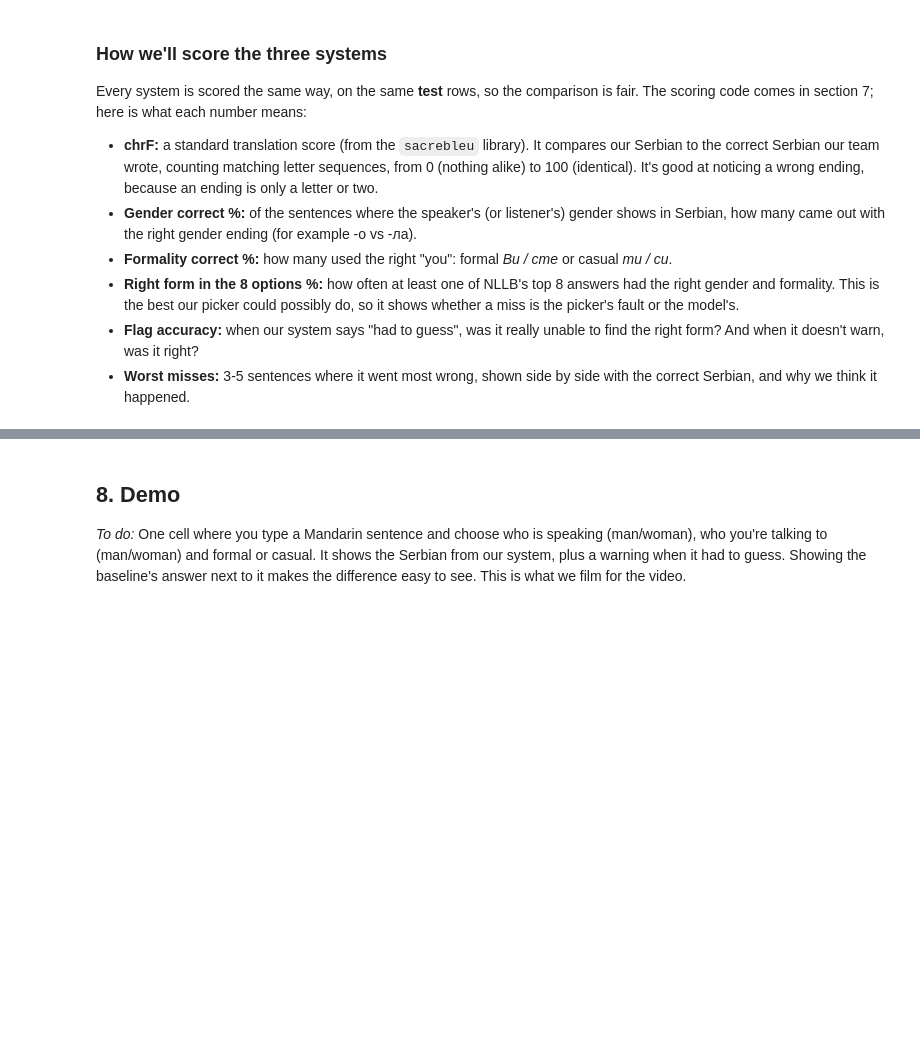
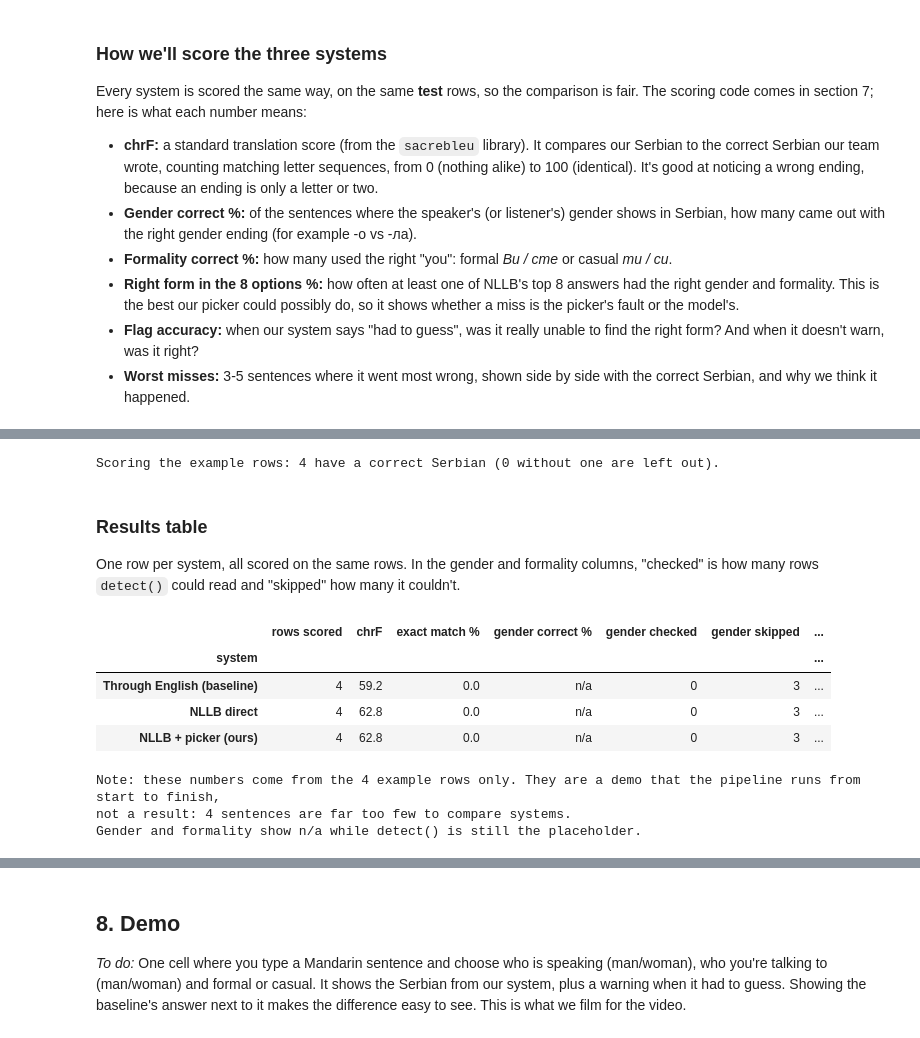
Before and after one commit to proelium27/veritas-ai-hackathon, a Jupyter notebook: notebook/model.ipynb, the cells around one changed output, grey strips where cells are left out. Drawn from its saved outputs; the diff is of its cells as text; code cells hidden in the pictures; blank space fills up the shorter version.

```diff
--- a/notebook/model.ipynb
+++ b/notebook/model.ipynb
@@ -88,0 +412,6 @@ Show a few rows and explain each column: the Mandarin sentence, its English mean
+# %%
+# src_lang tells the tokenizer the input is Mandarin in simplified characters.
+nllb_tok, nllb = load("facebook/nllb-200-distilled-600M", src_lang="zho_Hans")
+
+# NLLB must be told the output language: we force the first word to be the "Serbian, Cyrillic" tag.
+SERBIAN = nllb_tok.convert_tokens_to_ids("srp_Cyrl")
@@ -92,0 +572,68 @@ Show a few rows and explain each column: the Mandarin sentence, its English mean
+# %%
+SHOW_TEST_RESULTS = False   # leave False until the picker's rules are final
+
+if USE_EXAMPLES:
+    score_split = "example"
+elif SHOW_TEST_RESULTS:
+    score_split = "test"
+else:
+    score_split = "practice"
+
+in_split = work[work.split == score_split]
+scored = in_split[in_split["correct_serbian"] != ""].copy()
+print(f"Scoring the {score_split} rows: {len(scored)} have a correct Serbian "
+      f"({len(in_split) - len(scored)} without one are left out).")
+# %% [output]
+Scoring the example rows: 4 have a correct Serbian (0 without one are left out).
+# %% [markdown]
+### Results table
+
+One row per system, all scored on the same rows. In the gender and formality columns, "checked" is how many rows `detect()` could read and "skipped" how many it couldn't.
+# %%
+SYSTEMS = {
+    "Through English (baseline)": "baseline",
+    "NLLB direct": "direct",
+    "NLLB + picker (ours)": "picked",
+}
+GENDER = ["speaker_gender", "listener_gender"]
+FORMALITY = ["formality"]
+
+if len(scored) == 0:
+    print("No rows to score yet: the correct Serbian hasn't been filled in for these rows.")
+else:
+    refs = scored["correct_serbian"].tolist()
+    table_rows = []
+    for name, column in SYSTEMS.items():
+        hyps = scored[column].tolist()
+        corpus_chrf, per_sentence = chrf(hyps, refs)
+        scored[f"chrF {column}"] = per_sentence          # keep per-sentence scores for the worst misses
+        gender_pct, gender_checked, gender_skipped = property_correct(hyps, scored, GENDER)
+        formal_pct, formal_checked, formal_skipped = property_correct(hyps, scored, FORMALITY)
+        table_rows.append({
+            "system": name,
+            "rows scored": len(scored),
+            "chrF": corpus_chrf,
+            "exact match %": exact_match(hyps, refs),
+            "gender correct %": gender_pct,
+            "gender checked": gender_checked,
+            "gender skipped": gender_skipped,
+            "formality correct %": formal_pct,
+            "formality checked": formal_checked,
+            "formality skipped": formal_skipped,
+        })
+    results = pd.DataFrame(table_rows).set_index("system").round(1)
+    display(results.astype(object).fillna("n/a"))       # "n/a" where there was nothing to check
+
+    if USE_EXAMPLES:
+        print("Note: these numbers come from the 4 example rows only. They are a demo that the pipeline "
+              "runs from start to finish,\nnot a result: 4 sentences are far too few to compare systems.")
+    print("Gender and formality show n/a while detect() is still the placeholder.")
+# %% [output]
+|  | rows scored | chrF | exact match % | gender correct % | gender checked | gender skipped | ... |
+| system |  |  |  |  |  |  | ... |
+| Through English (baseline) | 4 | 59.2 | 0.0 | n/a | 0 | 3 | ... |
+| NLLB direct | 4 | 62.8 | 0.0 | n/a | 0 | 3 | ... |
+| NLLB + picker (ours) | 4 | 62.8 | 0.0 | n/a | 0 | 3 | ... |
+Note: these numbers come from the 4 example rows only. They are a demo that the pipeline runs from start to finish,
+not a result: 4 sentences are far too few to compare systems.
+Gender and formality show n/a while detect() is still the placeholder.
```
Also changed, not shown: parts of 37 cells of this notebook, 3 other files.
